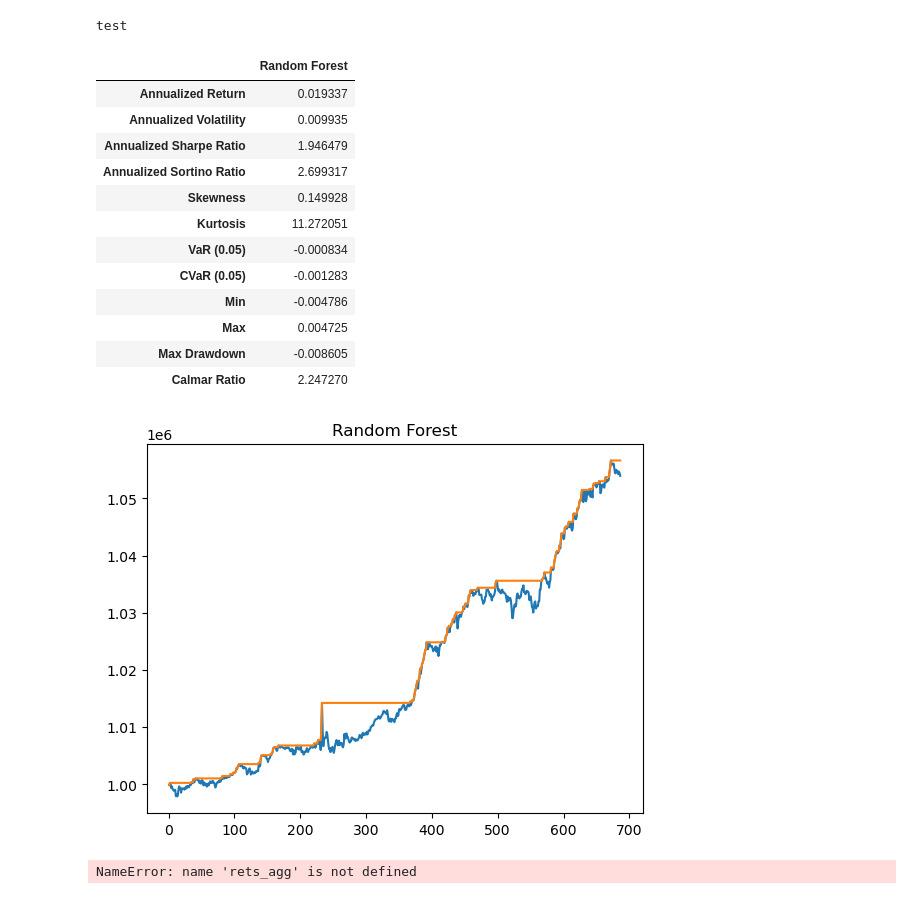
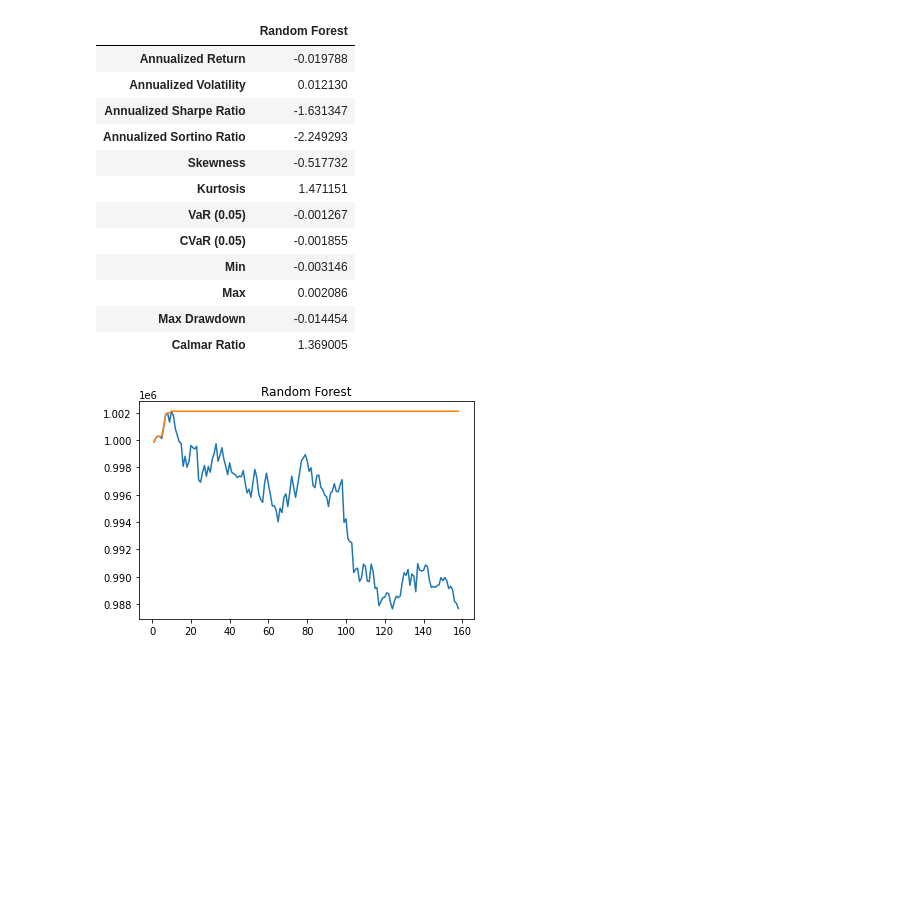
Before and after one commit to chiwailee/UChicago-Winter2022, a Jupyter notebook: transformers/Encoder_Trader_MultiFeature.ipynb, the cells around one changed output. Drawn from its saved outputs; the diff is of its cells as text; code cells hidden in the pictures; blank space fills up the shorter version.

```diff
--- a/transformers/Encoder_Trader_MultiFeature.ipynb
+++ b/transformers/Encoder_Trader_MultiFeature.ipynb
@@ -9,6 +9,18 @@ import tensorflow as tf
 from sklearn import metrics
 import datetime
 import matplotlib.pyplot as plt
+
+try:
+    from google.colab import drive
+    drive.mount('/content/drive', force_remount=True)
+    COLAB = True
+    print("Note: using Google CoLab")
+except:
+    # Since finta not on Google CoLab.
+    from finta import TA
+    print("Note: not using Google CoLab")
+    COLAB = False
+
 
 
 def transformer_encoder(inputs, head_size, num_heads, ff_dim, dropout=0):
@@ -135,3 +147,4 @@ def perf_summ(data: pd.DataFrame, adj: int = 12, title="Metric") -> pd.DataFrame
 
 
 periods_per_day = 10
+fn = "/content/drive/MyDrive/Colab Notebooks/data/qm_data_tufv.csv"
@@ -138,8 +154,9 @@ periods_per_day = 10
 # %%
-fn = "qm_data_tufv.csv"
-df = pd.read_csv(fn, sep=",", na_values=["-1"], index_col=False)
+target_col = 'target'
+
+df = pd.read_csv(fn, sep=',', na_values=['-1'], index_col=False)
+
 df['Date'] = pd.to_datetime(df['Date'])
-target_col = "fut"
 
 df = df.set_index("Date")
 df = df.drop("Sum", axis=1)
@@ -580,7 +664,12 @@ from xgboost import XGBRegressor
 
 # XGBoost and Regression Models.
 df_train_mod = df_train.copy()
-df_test_mod = df_test.iloc[100:, :].copy()
+df_test_mod = df_test.copy()
+
+df_all = pd.concat([df_train, df_test], axis=0).drop_duplicates().reset_index(drop=True).copy()
+
+x_all_mod = df_all.drop(target_col, axis=1)
+y_all_mod = df_all[target_col].values
 
 x_train_mod = df_train_mod.drop(target_col, axis=1)
 y_train_mod = df_train_mod[target_col].values
@@ -588,7 +677,8 @@ y_train_mod = df_train_mod[target_col].values
 x_test_mod = df_test_mod.drop(target_col, axis=1)
 y_test_mod = df_test_mod[target_col].values
 
-xgb_model = XGBRegressor().fit(x_train_mod, y_train_mod)
-x, y = run_stepped_retrain(xgb_model, x_test_mod, y_test_mod, step_size=25)
+xgb_model = XGBRegressor(effect_learner_objective="reg:squarederror", verbosity=0)
+
+x, y = run_stepped_retrain(xgb_model, x_all_mod, y_all_mod, step_size=25)
 rets_agg["XGBoost Step Size 25"], xgb_rets = summ_and_plot(x, y, title="XGBoost")
 # %% [output]
@@ -617,24 +737,21 @@ NameError: name 'rets_agg' is not defined
 # %%
 from sklearn.ensemble import RandomForestRegressor
 forest = RandomForestRegressor(n_estimators=10, random_state=1)
-forest.fit(x_train_mod, y_train_mod)
-print('test')
-x, y = run_stepped_retrain(forest, x_test_mod, y_test_mod, step_size=100)
+x, y = run_stepped_retrain(forest, x_all_mod.values, y_all_mod, step_size=25)
+# Note that this is highly overfit.
 rets_agg["Random Forest Step Size 25"], rf_rets = summ_and_plot(x, y, title="Random Forest")
 # %% [output]
-test
 |  | Random Forest |
-| Annualized Return | 0.019337 |
-| Annualized Volatility | 0.009935 |
-| Annualized Sharpe Ratio | 1.946479 |
-| Annualized Sortino Ratio | 2.699317 |
-| Skewness | 0.149928 |
-| Kurtosis | 11.272051 |
-| VaR (0.05) | -0.000834 |
-| CVaR (0.05) | -0.001283 |
-| Min | -0.004786 |
-| Max | 0.004725 |
-| Max Drawdown | -0.008605 |
-| Calmar Ratio | 2.247270 |
+| Annualized Return | -0.019788 |
+| Annualized Volatility | 0.012130 |
+| Annualized Sharpe Ratio | -1.631347 |
+| Annualized Sortino Ratio | -2.249293 |
+| Skewness | -0.517732 |
+| Kurtosis | 1.471151 |
+| VaR (0.05) | -0.001267 |
+| CVaR (0.05) | -0.001855 |
+| Min | -0.003146 |
+| Max | 0.002086 |
+| Max Drawdown | -0.014454 |
+| Calmar Ratio | 1.369005 |
-[figure, old version]
+[figure, new version]
-NameError: name 'rets_agg' is not defined
```
Also changed, not shown: parts of 17 cells of this notebook.
